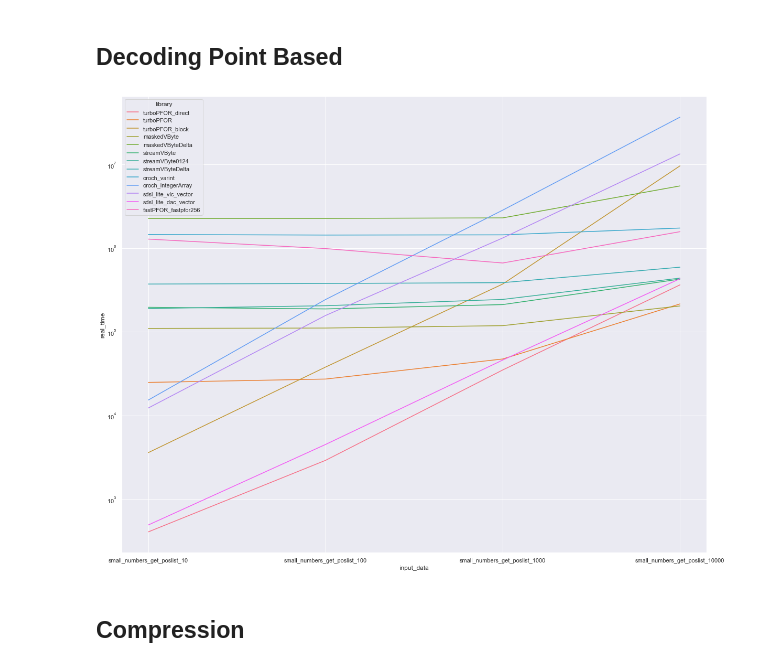
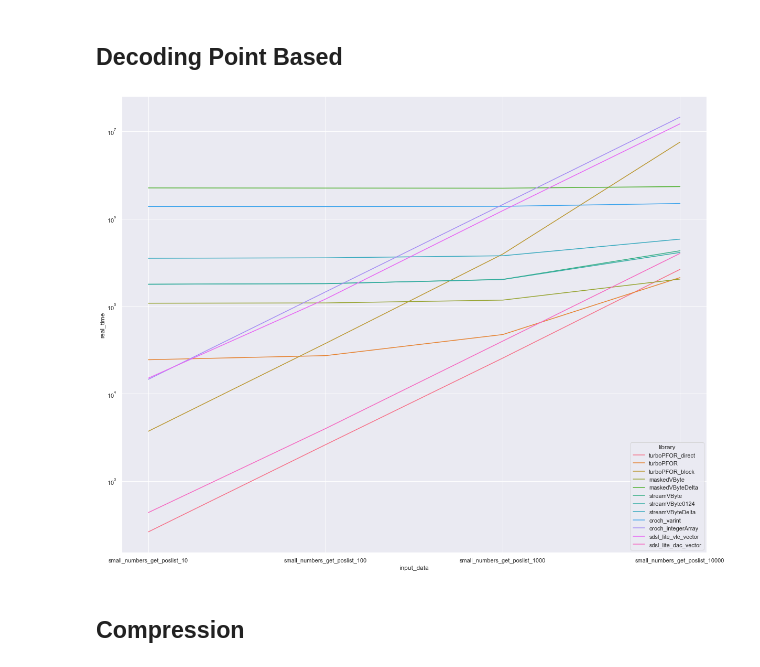
Before and after one commit to linuslh1996/column-compression, a Jupyter notebook: AnalyseBenchmarkResults.ipynb, the cells around one changed output. Drawn from its saved outputs; the diff is of its cells as text; code cells hidden in the pictures.

```diff
--- a/AnalyseBenchmarkResults.ipynb
+++ b/AnalyseBenchmarkResults.ipynb
@@ -18,6 +18,9 @@ benchmark_speeds = benchmark_speeds.loc[~benchmark_speeds["name"].str.contains("
 benchmark_speeds["input_data"] = [name.split("get_with_")[1] for name in benchmark_speeds["name"]]
 benchmark_speeds["library"] = [name.split("/")[1].split("_benchmark")[0] for name in benchmark_speeds["name"]]
 benchmark_speeds["process_type"] = [name.split("_benchmark_")[1].split("_get")[0] for name in benchmark_speeds["name"]]
+
+filtered_fast_pfor_codecs: DataFrame = benchmark_speeds.loc[~(benchmark_speeds["library"].str.contains("fastPFOR"))]
+dataset_filtered: DataFrame = filtered_fast_pfor_codecs
 # %% [markdown]
 ## Encoding
 # %%
@@ -37,11 +40,11 @@ plot.set_yscale("log")
 # %% [markdown]
 ## Decoding Point Based
 # %%
-decoding_points: DataFrame = benchmark_speeds.loc[benchmark_speeds["process_type"] == "decoding_points"]
+decoding_points: DataFrame = dataset_filtered.loc[dataset_filtered["process_type"] == "decoding_points"]
 plot: sns.lineplot = sns.lineplot(data=decoding_points, x="input_data", y="real_time", hue="library")
 plot.set_yscale("log")
 # %% [output]
-[figure, old version]
+[figure, new version]
 # %% [markdown]
 ## Compression
 # %%
```
Also changed, not shown: parts of 3 cells of this notebook.
